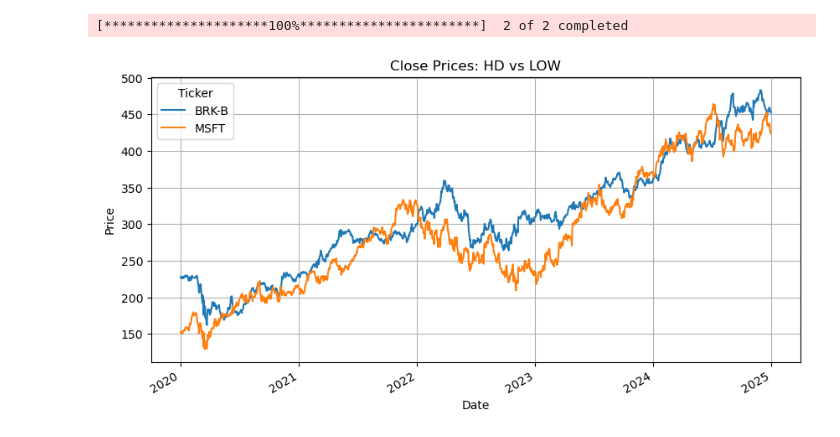
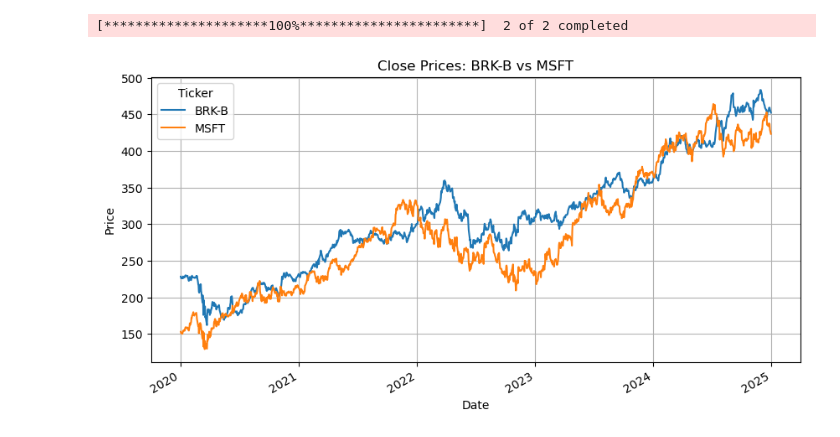
Before and after one commit to derekx24/pairs-trading, a Jupyter notebook: notebooks/pairs_trading.ipynb, the cells around one changed output. Drawn from its saved outputs; the diff is of its cells as text; code cells hidden in the pictures.

```diff
--- a/notebooks/pairs_trading.ipynb
+++ b/notebooks/pairs_trading.ipynb
@@ -1,26 +1,26 @@
 # %%
 import numpy as np
 import yfinance as yf
 import matplotlib.pyplot as plt
 
 # define tickers and time frame
 tickers = ['BRK-B', 'MSFT']
 start_date = '2020-01-01'
 end_date = '2024-12-31'
 
 # close prices for stocks
 data = yf.download(tickers, start=start_date, end=end_date)['Close']
 data.dropna(inplace=True)
 
 # plot prices
-data.plot(title="Close Prices: HD vs LOW", figsize=(10, 5))
+data.plot(title="Close Prices: BRK-B vs MSFT", figsize=(10, 5))
 plt.ylabel("Price")
 plt.xlabel("Date")
 plt.grid()
 plt.show()
 
 # save to CSV
-# data.to_csv('../data/hd_low_prices.csv')
+data.to_csv('../data/brkb_msft_prices.csv')
 # %% [output]
 [*********************100%***********************]  2 of 2 completed
-[figure, old version]
+[figure, new version]
```
Also changed, not shown: parts of 3 cells of this notebook.
